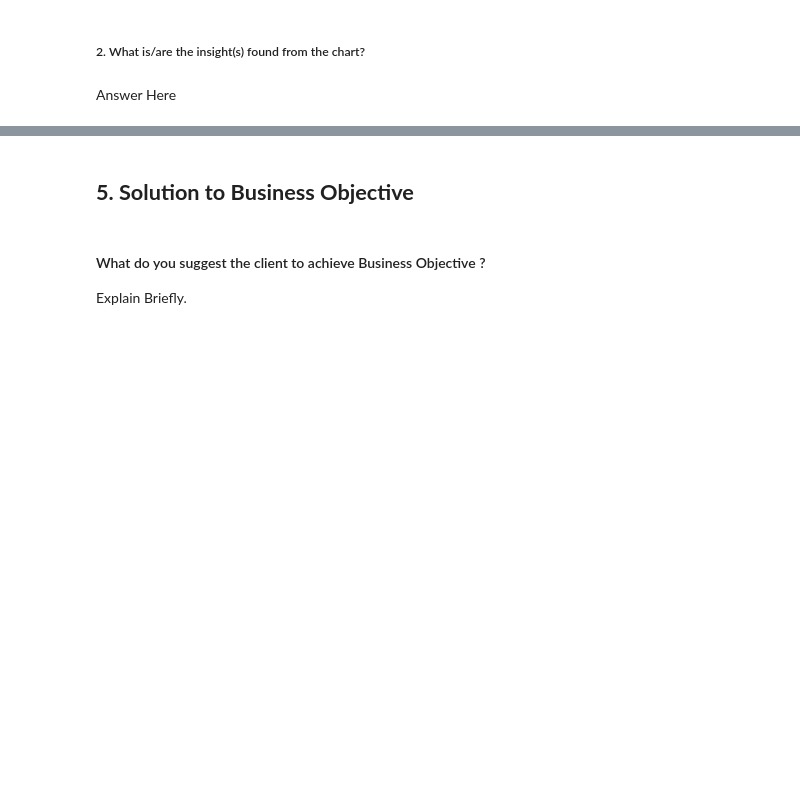
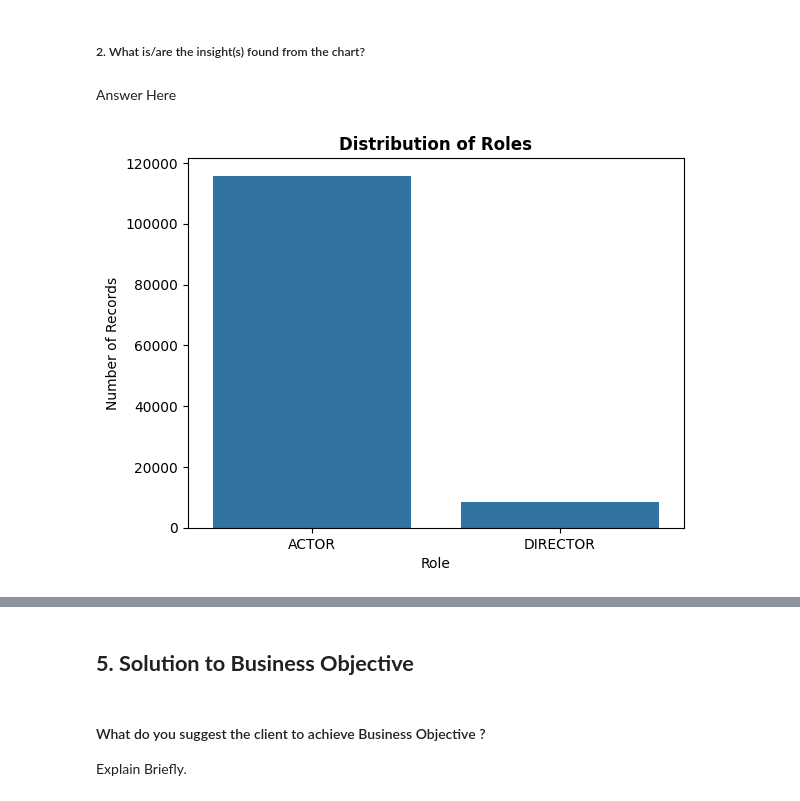
Before and after one commit to Ankush432-cloud/Amazon_Prime_TV_Shows_and_Movies_EDA_Project, a Jupyter notebook: Amazon_Prime_TV_Shows_and_Movies_EDA.ipynb, the cells around one changed output, grey strips where cells are left out. Cells and saved outputs as stored; diff of their text form; code cells hidden in the pictures; blank space fills up the shorter version.

Commit message:
visulaize and create the chart of the credits dataset

```diff
--- a/Amazon_Prime_TV_Shows_and_Movies_EDA.ipynb
+++ b/Amazon_Prime_TV_Shows_and_Movies_EDA.ipynb
@@ -1828,3 +1828,22 @@ Answer Here.
 ##### 2. What is/are the insight(s) found from the chart?
 # %% [markdown]
 Answer Here
+# %%
+import pandas as pd
+credits_df = pd.read_csv('dataset/clean_credits.csv')
+# %%
+# 3 role
+
+
+sns.countplot(
+    data=credits_df,
+    x='role'
+)
+
+plt.title('Distribution of Roles', fontweight='bold')
+plt.xlabel('Role')
+plt.ylabel('Number of Records')
+
+plt.show()
+# %% [output]
+[figure, added]
```
Also changed, not shown: parts of 8 cells of this notebook.
